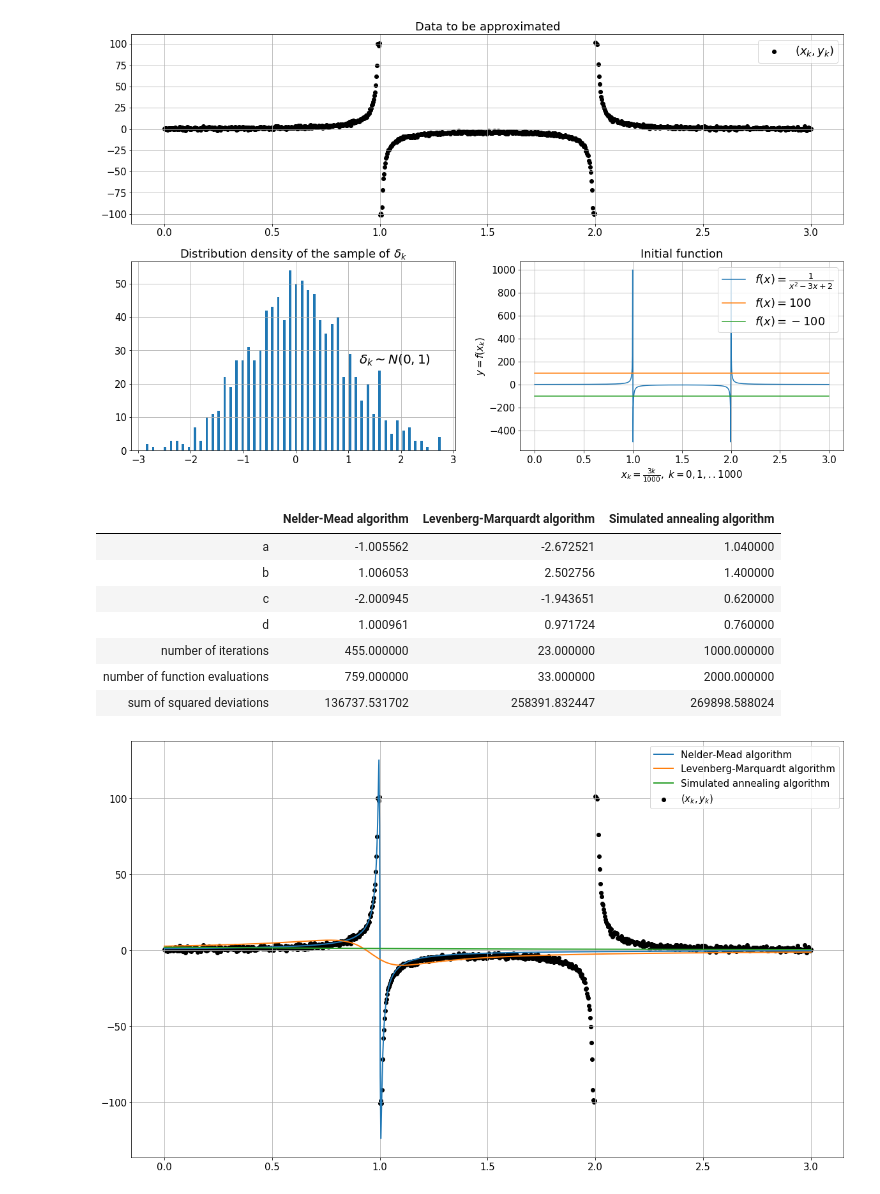
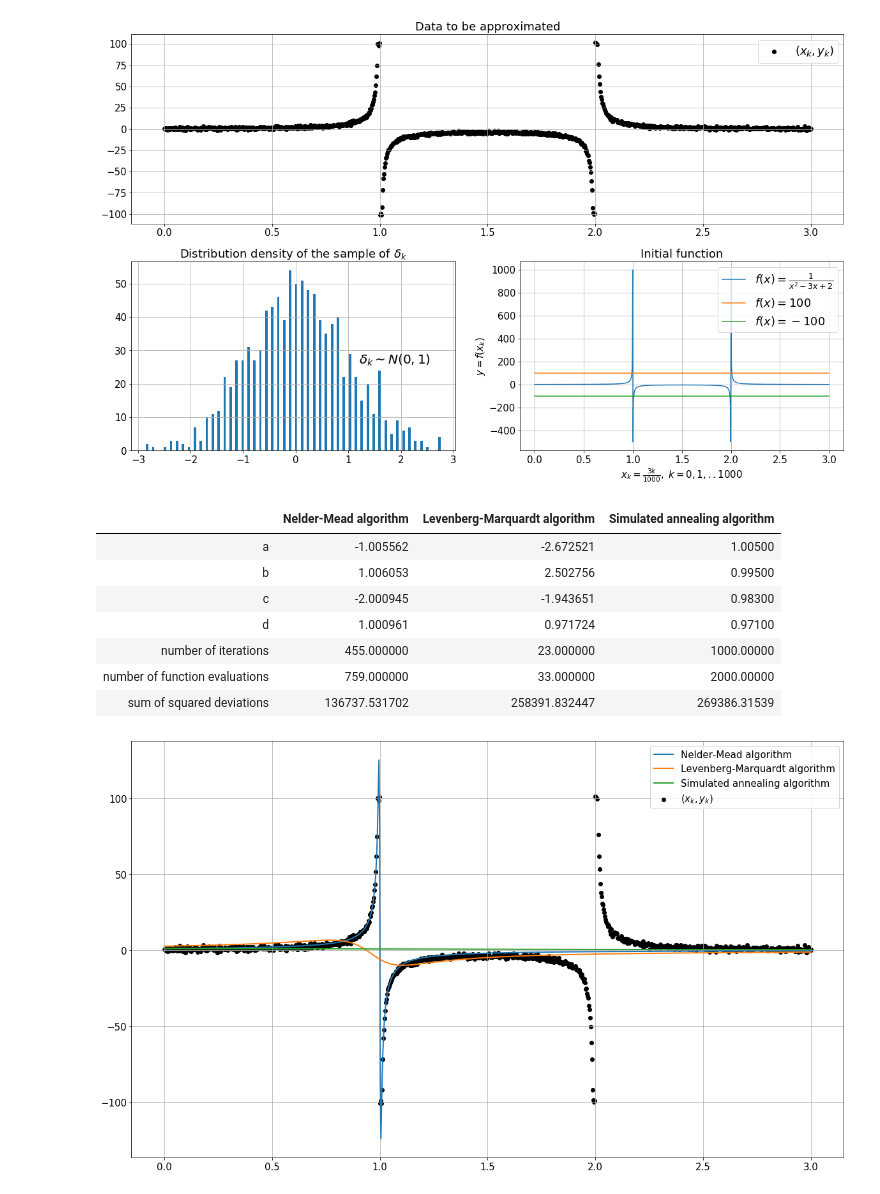
Before and after one commit to belpablo/Algorithms-21, a Jupyter notebook: Lab_4/Lab_4.ipynb, the cells around one changed output. Drawn from its saved outputs; the diff is of its cells as text; code cells hidden in the pictures.

```diff
--- a/Lab_4/Lab_4.ipynb
+++ b/Lab_4/Lab_4.ipynb
@@ -209,7 +209,7 @@ def simulated_annealing(initial_approx = np.ones(4), eps = 1e-3):
         args_prev = args_curr
         func_prev = least_squares_func(args_prev)
 
-        args_i = rand_neighbour(args_prev, eps = 10 * eps)
+        args_i = rand_neighbour(args_prev, eps =  eps)
         func_i = least_squares_func(args_i)
 
         if func_i <= func_prev:
@@ -218,40 +218,40 @@ def simulated_annealing(initial_approx = np.ones(4), eps = 1e-3):
             p = np.exp((func_prev - func_i) / temp_i)
             args_curr = random.choices([args_i, args_prev], weights = [p, 1 - p])[0]
 
         temp_i = gamma * temp_i
 
         func_eval_num += 2
         iter_num += 1
 
     n_digits = abs(int(round(np.log10(eps))))
     params = [round(args_curr[i], n_digits) for i in range(4)]
 
     return np.array(params[:] + [iter_num, func_eval_num, least_squares_func(params)])
 
 
 # Testing:--------------------------------------------------------------------------------------------------
 algos_dict = {'Nelder-Mead algorithm': Nelder_Mead, 'Levenberg-Marquardt algorithm': Levenberg_Marquardt_scipy, \
              'Simulated annealing algorithm': simulated_annealing}
 df = pd.DataFrame(columns = list(algos_dict.keys()), index = list('abcd')[:] + \
                   ['number of iterations', 'number of function evaluations', 'sum of squared deviations'])
 
 #initial_approx = [0, 1, -3, 2]
 #initial_approx = np.ones(4)
 
 for alg_name in list(algos_dict.keys()):
 
     df[alg_name] = algos_dict[alg_name]()
 
 df
 # %% [output]
 |  | Nelder-Mead algorithm | Levenberg-Marquardt algorithm | Simulated annealing algorithm |
-| a | -1.005562 | -2.672521 | 1.040000 |
-| b | 1.006053 | 2.502756 | 1.400000 |
-| c | -2.000945 | -1.943651 | 0.620000 |
-| d | 1.000961 | 0.971724 | 0.760000 |
-| number of iterations | 455.000000 | 23.000000 | 1000.000000 |
-| number of function evaluations | 759.000000 | 33.000000 | 2000.000000 |
-| sum of squared deviations | 136737.531702 | 258391.832447 | 269898.588024 |
+| a | -1.005562 | -2.672521 | 1.00500 |
+| b | 1.006053 | 2.502756 | 0.99500 |
+| c | -2.000945 | -1.943651 | 0.98300 |
+| d | 1.000961 | 0.971724 | 0.97100 |
+| number of iterations | 455.000000 | 23.000000 | 1000.00000 |
+| number of function evaluations | 759.000000 | 33.000000 | 2000.00000 |
+| sum of squared deviations | 136737.531702 | 258391.832447 | 269386.31539 |
 # %%
 # Vizualization
 
```
Also changed, not shown: parts of 7 cells of this notebook.
